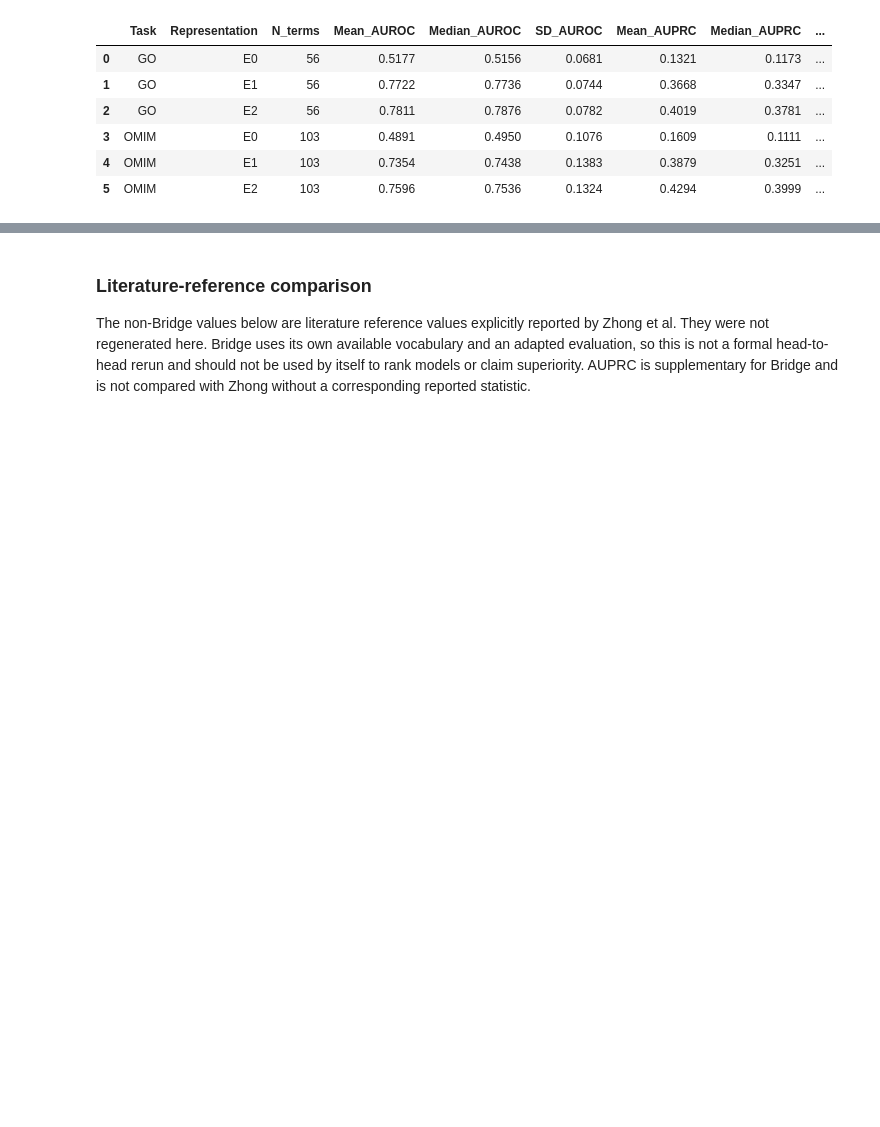
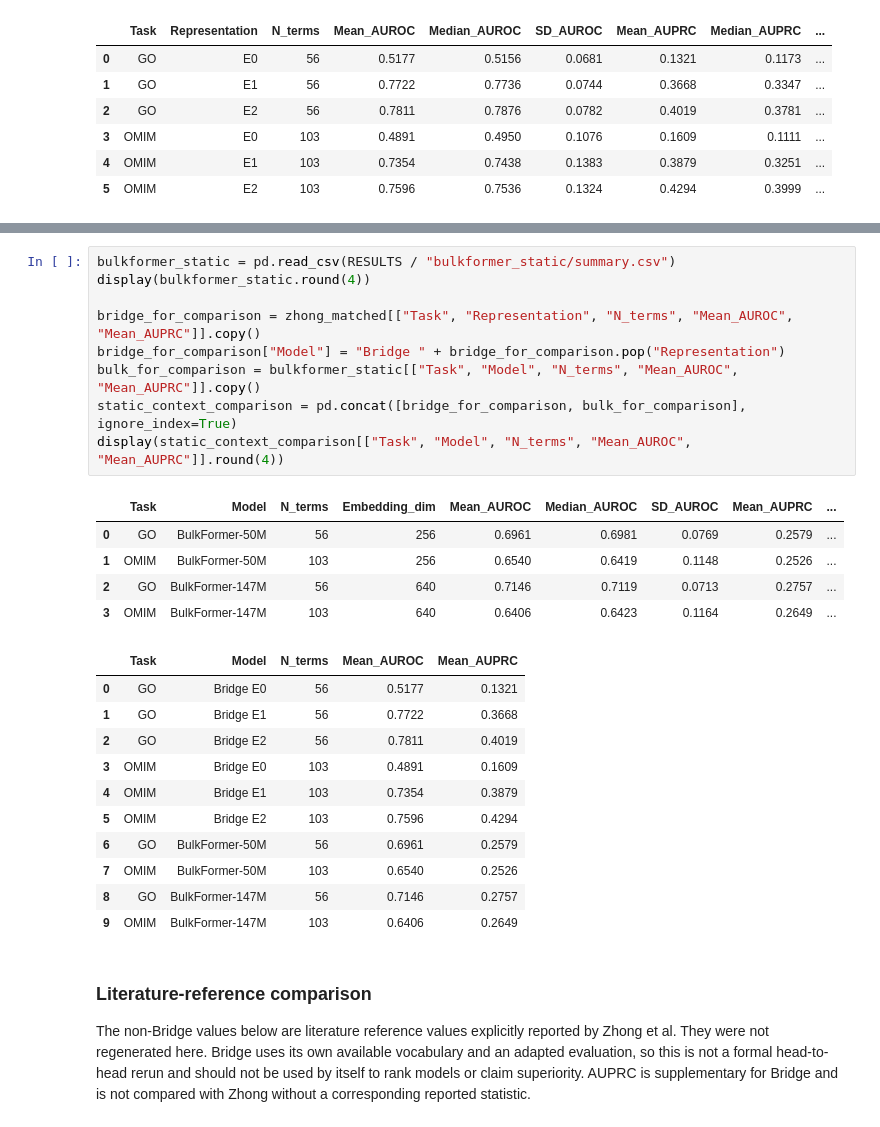
Before and after one commit to alwalt/bridge-rna, a Jupyter notebook: benchmarks/zhong_gene_biology/zhong_gene_biology.ipynb, the cells around one changed output, grey strips where cells are left out. Saved outputs shown, nothing was run; the diff lists cells and outputs as text; blank space fills up the shorter version.

Commit message:
Publish cached gene embedding benchmark report

```diff
--- a/benchmarks/zhong_gene_biology/zhong_gene_biology.ipynb
+++ b/benchmarks/zhong_gene_biology/zhong_gene_biology.ipynb
@@ -110,3 +116,29 @@ display(zhong_matched[[
+# %%
+bulkformer_static = pd.read_csv(RESULTS / "bulkformer_static/summary.csv")
+display(bulkformer_static.round(4))
+
+bridge_for_comparison = zhong_matched[["Task", "Representation", "N_terms", "Mean_AUROC", "Mean_AUPRC"]].copy()
+bridge_for_comparison["Model"] = "Bridge " + bridge_for_comparison.pop("Representation")
+bulk_for_comparison = bulkformer_static[["Task", "Model", "N_terms", "Mean_AUROC", "Mean_AUPRC"]].copy()
+static_context_comparison = pd.concat([bridge_for_comparison, bulk_for_comparison], ignore_index=True)
+display(static_context_comparison[["Task", "Model", "N_terms", "Mean_AUROC", "Mean_AUPRC"]].round(4))
+# %% [output]
+|  | Task | Model | N_terms | Embedding_dim | Mean_AUROC | Median_AUROC | SD_AUROC | Mean_AUPRC | ... |
+| 0 | GO | BulkFormer-50M | 56 | 256 | 0.6961 | 0.6981 | 0.0769 | 0.2579 | ... |
+| 1 | OMIM | BulkFormer-50M | 103 | 256 | 0.6540 | 0.6419 | 0.1148 | 0.2526 | ... |
+| 2 | GO | BulkFormer-147M | 56 | 640 | 0.7146 | 0.7119 | 0.0713 | 0.2757 | ... |
+| 3 | OMIM | BulkFormer-147M | 103 | 640 | 0.6406 | 0.6423 | 0.1164 | 0.2649 | ... |
+|  | Task | Model | N_terms | Mean_AUROC | Mean_AUPRC |
+| 0 | GO | Bridge E0 | 56 | 0.5177 | 0.1321 |
+| 1 | GO | Bridge E1 | 56 | 0.7722 | 0.3668 |
+| 2 | GO | Bridge E2 | 56 | 0.7811 | 0.4019 |
+| 3 | OMIM | Bridge E0 | 103 | 0.4891 | 0.1609 |
+| 4 | OMIM | Bridge E1 | 103 | 0.7354 | 0.3879 |
+| 5 | OMIM | Bridge E2 | 103 | 0.7596 | 0.4294 |
+| 6 | GO | BulkFormer-50M | 56 | 0.6961 | 0.2579 |
+| 7 | OMIM | BulkFormer-50M | 103 | 0.6540 | 0.2526 |
+| 8 | GO | BulkFormer-147M | 56 | 0.7146 | 0.2757 |
+| 9 | OMIM | BulkFormer-147M | 103 | 0.6406 | 0.2649 |
 # %% [markdown]
 ### Literature-reference comparison
 
```
Also changed, not shown: parts of 5 cells of this notebook, 43 other files.
